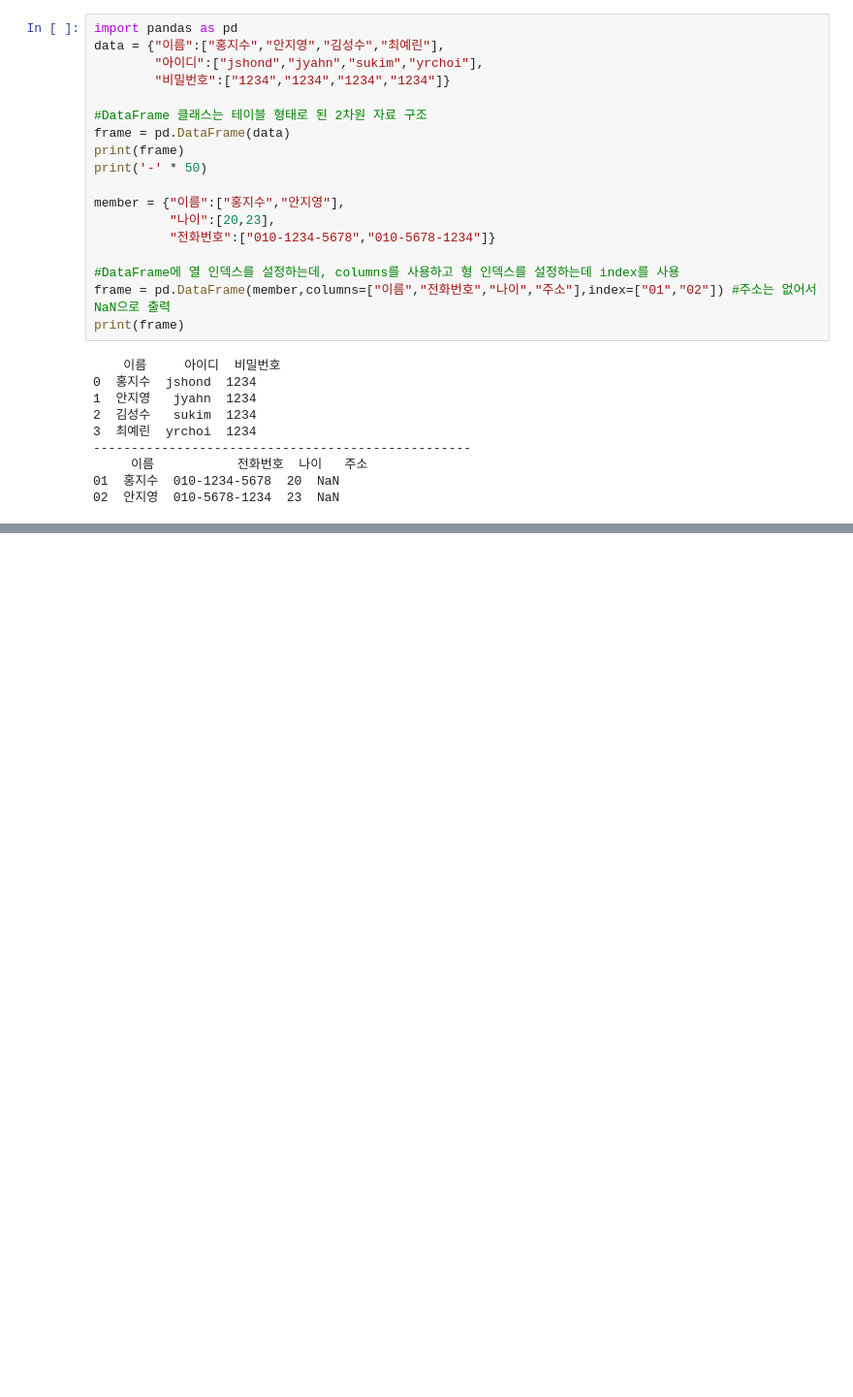
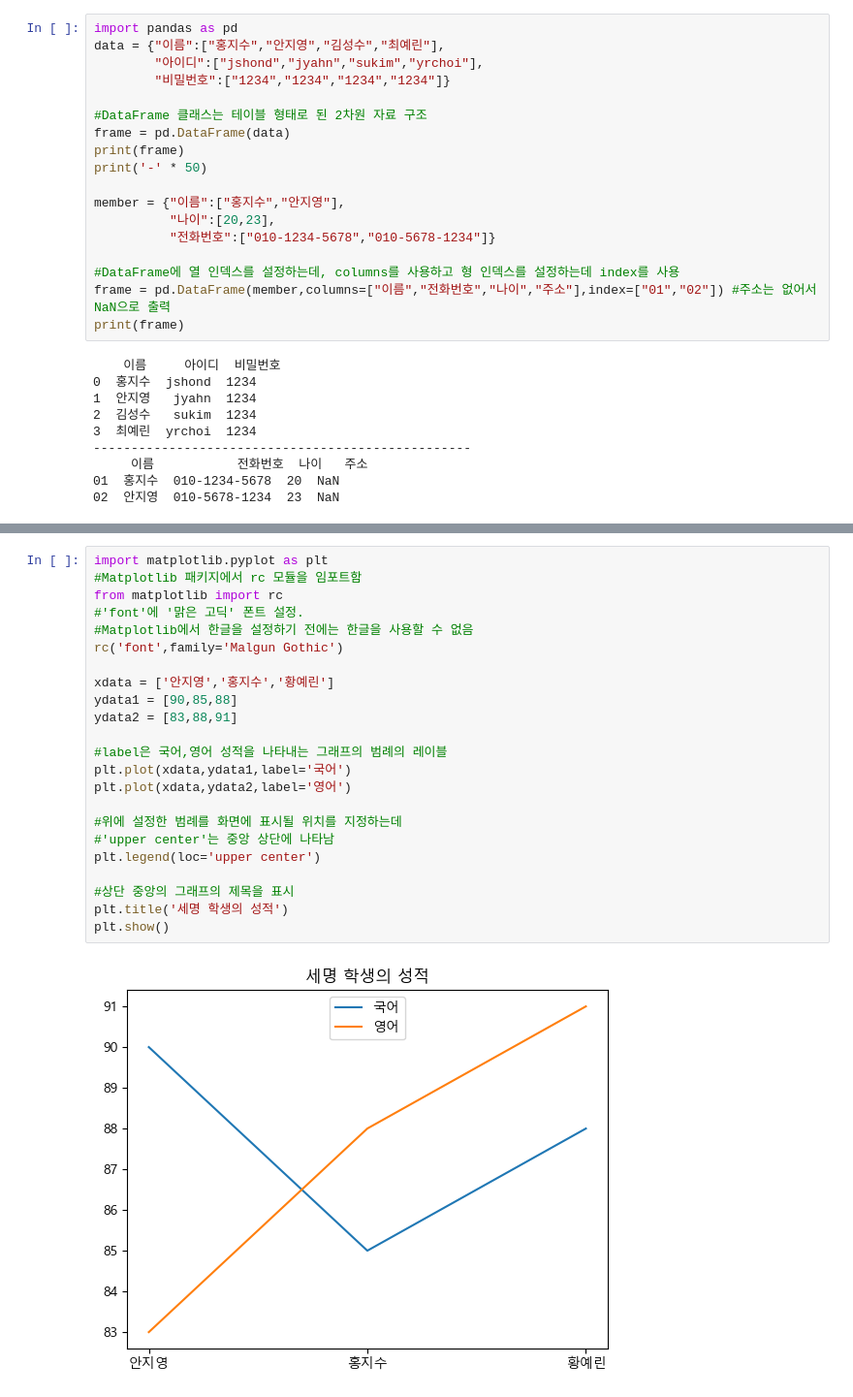
Before and after one commit to mingon123/LearnPython, a Jupyter notebook: s20_analysis_others.ipynb, the cells around one changed output, grey strips where cells are left out. Shown at 97% size. Drawn from its saved outputs; the diff is of its cells as text; blank space fills up the shorter version.

```diff
--- a/s20_analysis_others.ipynb
+++ b/s20_analysis_others.ipynb
@@ -163,0 +197,25 @@ print(frame)
+# %%
+import matplotlib.pyplot as plt
+#Matplotlib 패키지에서 rc 모듈을 임포트함
+from matplotlib import rc
+#'font'에 '맑은 고딕' 폰트 설정.
+#Matplotlib에서 한글을 설정하기 전에는 한글을 사용할 수 없음
+rc('font',family='Malgun Gothic')
+
+xdata = ['안지영','홍지수','황예린']
+ydata1 = [90,85,88]
+ydata2 = [83,88,91]
+
+#label은 국어,영어 성적을 나타내는 그래프의 범례의 레이블
+plt.plot(xdata,ydata1,label='국어')
+plt.plot(xdata,ydata2,label='영어')
+
+#위에 설정한 범례를 화면에 표시될 위치를 지정하는데
+#'upper center'는 중앙 상단에 나타남
+plt.legend(loc='upper center')
+
+#상단 중앙의 그래프의 제목을 표시
+plt.title('세명 학생의 성적')
+plt.show()
+# %% [output]
+[figure, added]
```
Also changed, not shown: parts of 3 cells of this notebook.
